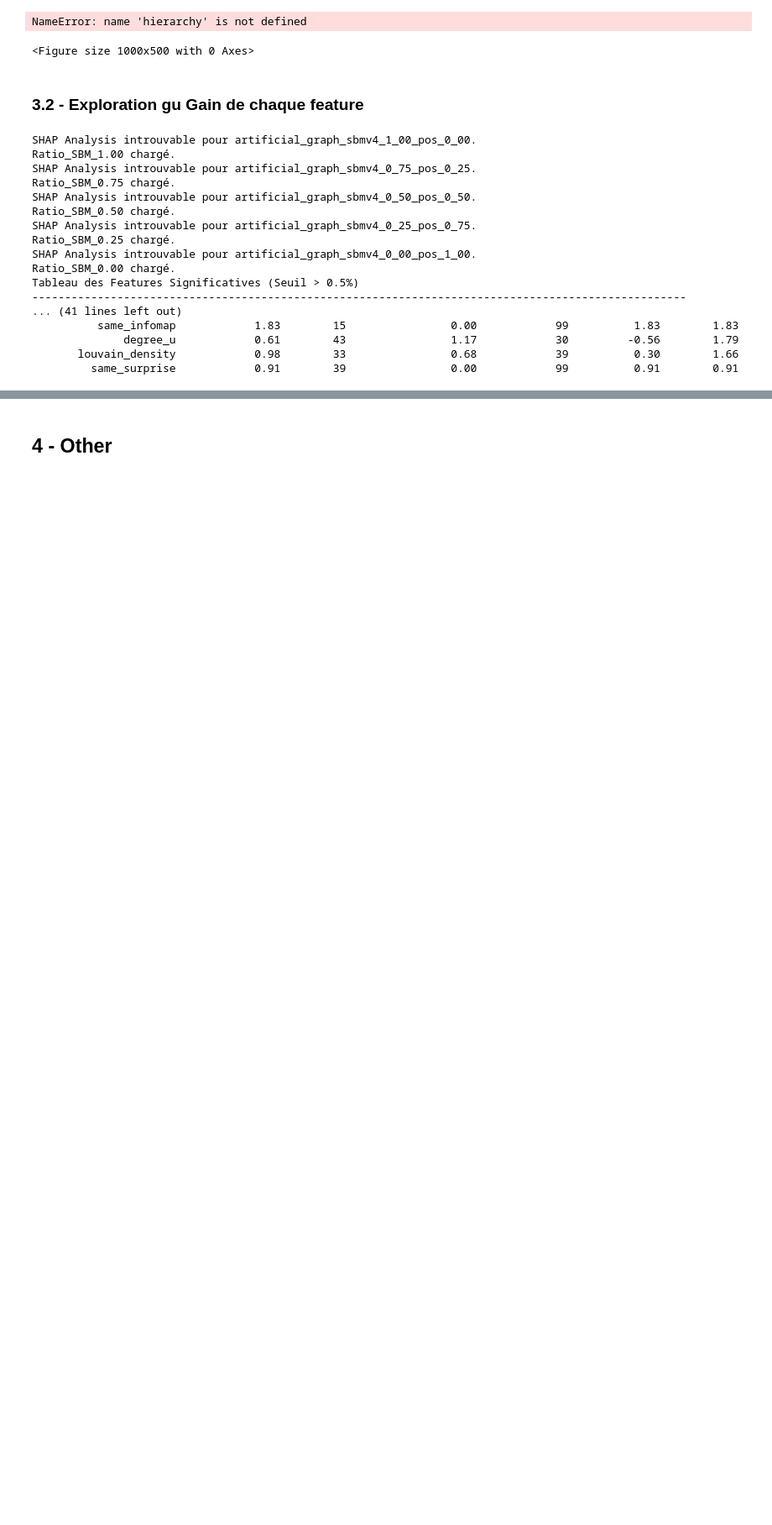
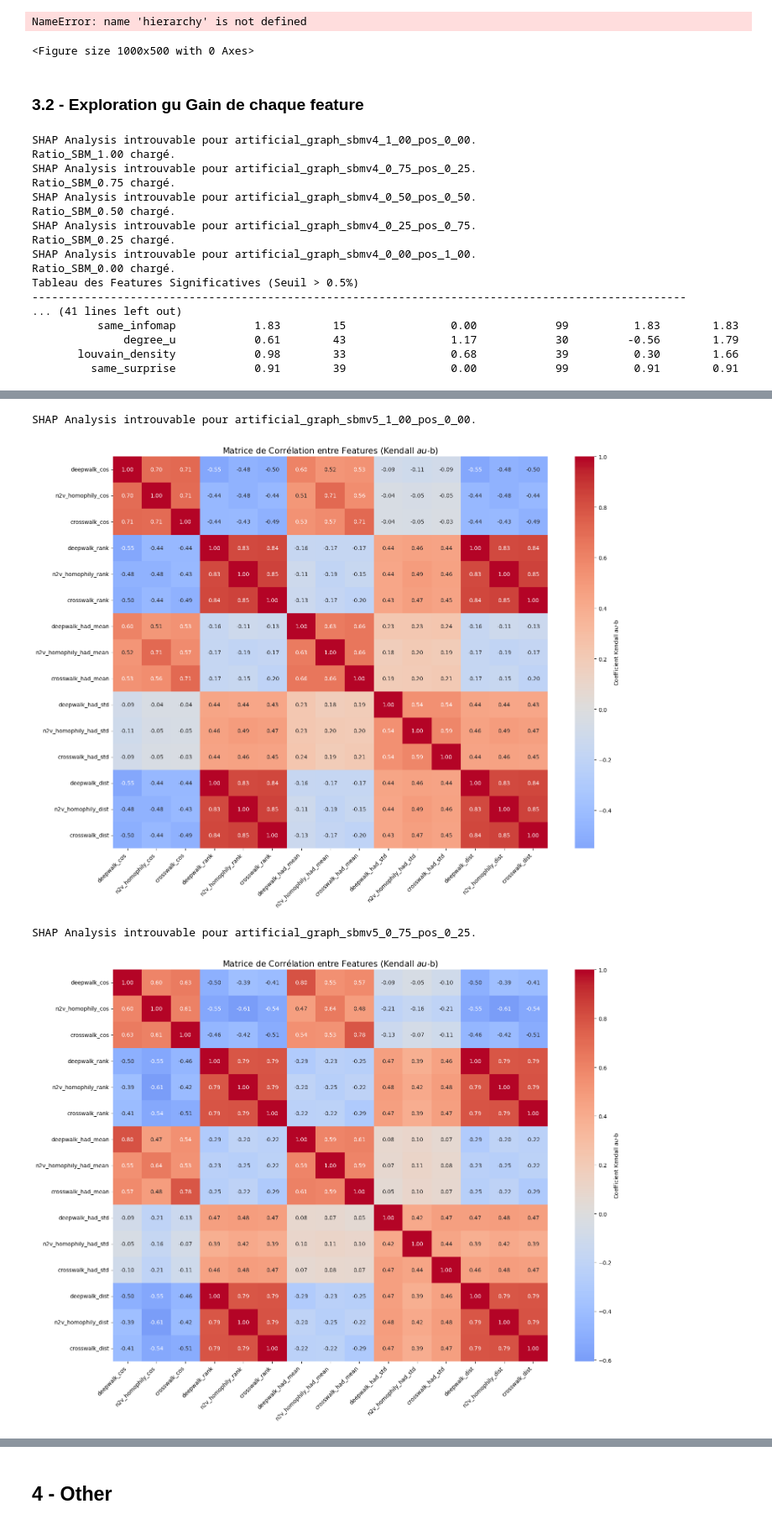
Before and after one commit to DeankoontzG/SHAP-like-Graph-Analysis, a Jupyter notebook: Performance_Analysis.ipynb, the cells around one changed output, grey strips where cells are left out. Shown at 84% size. Cells and saved outputs as stored; diff of their text form; code cells hidden in the pictures; blank space fills up the shorter version.

```diff
--- a/Performance_Analysis.ipynb
+++ b/Performance_Analysis.ipynb
@@ -1240,12 +1242,12 @@ for j in [""] :
         Mann_Whitney_recap.append(Mann_Whitney)
 
         # --- Test statistique spearman entre "Dominance_probas_Index" & "Dominance_Index" ---
-        s_corr, s_p = stats.spearmanr(explainability_dataset["Dominance_Index"], explainability_dataset["Dominance_probas_Index"])
+        s_corr, s_p = stats.kendalltau(explainability_dataset["Dominance_Index"], explainability_dataset["Dominance_probas_Index"])
 
         # --- Coefficients de Corrélation avec Dominance_idex ---
         row = {
             "ratio_sbm": i,
-            "SHAP_Probas_Spearman": round(s_corr, 4),
+            "SHAP_Probas_Kendall": round(s_corr, 4),
             "SHAP_Probas_P_Value": s_p
         }
         colonnes_p = ["p_uv_sbm", "p_uv_pos", "p_uv_hyb"]
@@ -1256,7 +1258,7 @@ for j in [""] :
 
         for full_name, short_name in groupes_shap.items():
             for p_col in colonnes_p:
-                corr = explainability_dataset[full_name].corr(explainability_dataset[p_col], method = "spearman")
+                corr = explainability_dataset[full_name].corr(explainability_dataset[p_col], method = "kendall")
                 suffix = p_col.split('_')[-1]
                 col_name = f"{short_name}_{suffix}"
                 row[col_name] = round(corr, 4)
@@ -1288,7 +1290,7 @@ print(p_val_summary.applymap(lambda x: f"{x:.2e}").reset_index().to_string(index
 print("\n=== PLOTS GLOBAUX DES DOMINANCE INDEXES ===")
 plt.tight_layout()
 fig.suptitle(f"Évolution de la Fidélité de l'Explication (SHAP vs Ground Truth) - itération {j}", fontsize=16, y=1.05)
-plt.savefig("outputs/plots/evolution_dominance_multi_ratio_v5_20260409.png", bbox_inches='tight')
+plt.savefig("outputs/plots/evolution_dominance_multi_ratio_v5_20260413.png", bbox_inches='tight')
 plt.show()
 # %% [output]
 SHAP Analysis introuvable pour artificial_graph_sbmv5_1_00_pos_0_00_GT.
@@ -1480,0 +1485,37 @@ Tableau des Features Significatives (Seuil > 0.5%)
+# %%
+from scipy import stats
+
+feature_mapping = {
+        "Groupe_Structure": ['pr_u', 'pr_v','ppr_u', 'ppr_v', 'lcc_u', 'lcc_v', 'and_u', 'and_v', 'dc_u', 'dc_v', 'katz_u', 'katz_v',
+                              'sp', 'jc', 'aa', 'cn','pa', 'ra'],
+        "Groupe_Communities": ['louvain_density', 'infomap_density', 'sbm_density', 'leiden_density', "surprise_density", "significance_density",
+                               'same_louvain', 'same_infomap', 'same_sbm','same_leiden', "same_surprise", "same_significance"],
+        "Groupe_Embeddings": ["deepwalk_cos", "n2v_homophily_cos", "crosswalk_cos",
+                              "deepwalk_rank",  "n2v_homophily_rank", "crosswalk_rank",
+                              "deepwalk_had_mean", "n2v_homophily_had_mean", "crosswalk_had_mean",
+                              "deepwalk_had_std",  "n2v_homophily_had_std","crosswalk_had_std",
+                              'deepwalk_dist','n2v_homophily_dist','crosswalk_dist',]
+}
+
+for i in np.arange(1.00, -0.25, -0.25):
+    sbm_val = f"{i:.2f}"
+    pos_val = f"{1-i:.2f}"
+    G_name = f"artificial_graph_sbmv5_{sbm_val.replace('.', '_')}_pos_{pos_val.replace('.', '_')}"
+
+    G, dataset_train, _, _, _, _ = gp.load_all_data_for_graph(G_name)
+    #features = [c for c in dataset_train.columns if c != 'target']
+    features = feature_mapping["Groupe_Embeddings"]
+
+    corr_matrix = dataset_train[features].corr(method="kendall")
+
+    plt.figure(figsize=(16, 12))
+    sns.heatmap(corr_matrix, annot=True, fmt=".2f",cmap='coolwarm',center=0,cbar_kws={'label': 'Coefficient Kendall $\tau$-b'})
+    plt.title("Matrice de Corrélation entre Features (Kendall $\tau$-b)", fontsize=15)
+    plt.xticks(rotation=45, ha='right')
+    plt.tight_layout()
+    plt.show()
+# %% [output]
+SHAP Analysis introuvable pour artificial_graph_sbmv5_1_00_pos_0_00.
+[figure, added]
+SHAP Analysis introuvable pour artificial_graph_sbmv5_0_75_pos_0_25.
+[figure, added]
```
Also changed, not shown: parts of 48 cells of this notebook, 1 other file.
